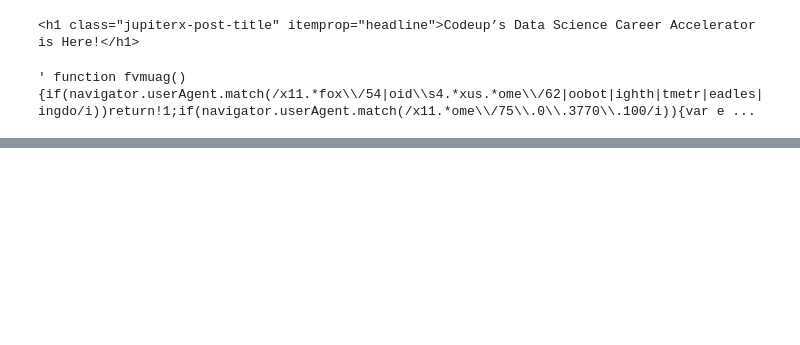
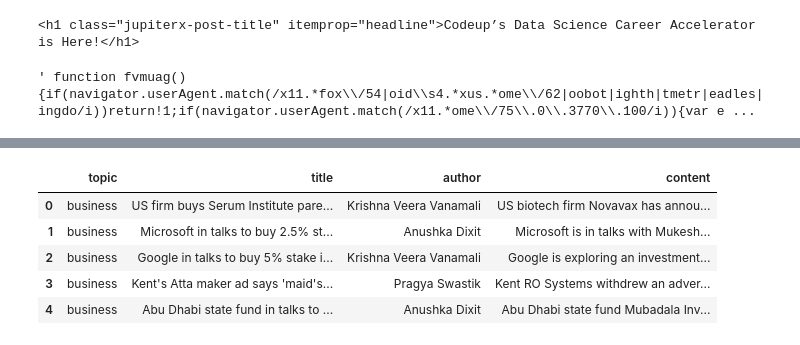
Before and after one commit to sunwenliang14/natural-language-processing, a Jupyter notebook: acquire.ipynb, the cells around one changed output, grey strips where cells are left out. Cells and saved outputs as stored; diff of their text form; code cells hidden in the pictures; blank space fills up the shorter version.

```diff
--- a/acquire.ipynb
+++ b/acquire.ipynb
@@ -85,0 +141,6 @@ df = acquire.get_news_articles()
+# %%
+# Scrape a ResultSet of all the news cards on the page and look at first card
+
+cards = soup.find_all('div', class_='news-card')
+print(type(cards))
+cards[0]
@@ -85,0 +294,12 @@ df = acquire.get_news_articles()
+# %%
+# Test our function to read in the df from `articles.csv`
+
+df = get_news_articles(cache=False)
+df.head()
+# %% [output]
+|  | topic | title | author | content |
+| 0 | business | US firm buys Serum Institute pare... | Krishna Veera Vanamali | US biotech firm Novavax has annou... |
+| 1 | business | Microsoft in talks to buy 2.5% st... | Anushka Dixit | Microsoft is in talks with Mukesh... |
+| 2 | business | Google in talks to buy 5% stake i... | Krishna Veera Vanamali | Google is exploring an investment... |
+| 3 | business | Kent's Atta maker ad says 'maid's... | Pragya Swastik | Kent RO Systems withdrew an adver... |
+| 4 | business | Abu Dhabi state fund in talks to ... | Anushka Dixit | Abu Dhabi state fund Mubadala Inv... |
```
Also changed, not shown: parts of 16 cells of this notebook, 3 other files.
